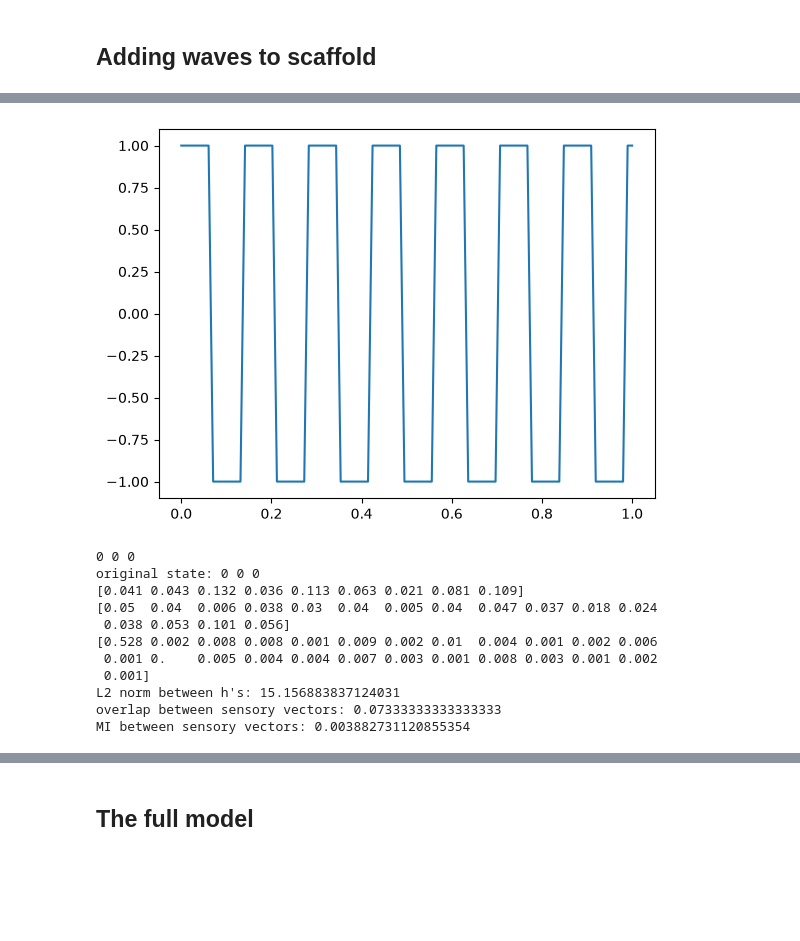
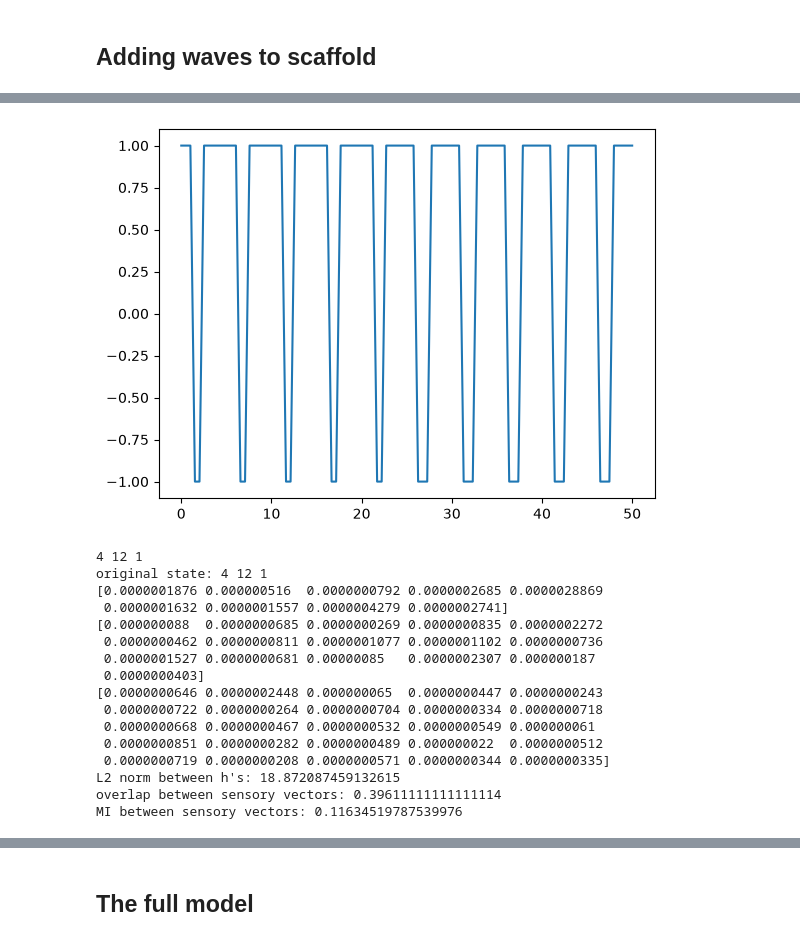
Before and after one commit to srujanakaluve/Master-s-Thesis-Projects, a Jupyter notebook: vectorHASH-cont-scipy/vectorHASH_cont.ipynb, the cells around one changed output, grey strips where cells are left out. Saved outputs shown, nothing was run; the diff lists cells and outputs as text; code cells hidden in the pictures; blank space fills up the shorter version.

```diff
--- a/vectorHASH-cont-scipy/vectorHASH_cont.ipynb
+++ b/vectorHASH-cont-scipy/vectorHASH_cont.ipynb
@@ -328,57 +328,62 @@ plt.colorbar()
 # %%
-frequency = 1/0.14
-duty_cycle = 0.5
-phase_degrees = 0
+frequency = 1/5
+duty_cycle = 0.75
+phase_degrees = 180
 
-period = 0.14
-time_shift = (phase_degrees / 360) * period
-t = np.linspace(0,1,100)
+time_shift = (phase_degrees / 360) * (1/f)
+t = np.linspace(0,50,100)
 wave = signal.square(2 * np.pi * frequency * (t - time_shift), duty=duty_cycle)
 plt.plot(t, wave)
 plt.show()
 # %% [output]
-[figure, old version]
+[figure, new version]
 # %%
-patt = 0
-g0 = np.zeros(Ng)
-#g0 = grid[:, patt]
+patt = 76
+#g0 = np.zeros(Ng)
+g0 = grid[:, patt]
 h0 = hc[:, patt]
 #h0 = np.zeros(Nh)
 state0 = np.concatenate([g0, h0])
-f, duty = 1/1, 0.75
+f, duty = 1/5, 0.5
+shift = (180 / 360) * (1/f)
 
 sol = solve_ivp(
     scaffold_hwave, t_span=(0, 50), y0=state0,
-    args=(Ng, Nh, W_gg, W_hg, W_gh, lams, 0.5, 1.0, 1.0, f, 0, duty),
+    args=(Ng, Nh, W_gg, W_hg, W_gh, lams, 0.5, 1.0, 1.0, f, shift, duty),
     method='RK45', t_eval=np.linspace(0, 50, 500))
 
-g_traj = sol.y[:Ng, :]
-h_traj = sol.y[Ng:, :]
+g_traj2 = sol.y[:Ng, :]
+h_traj2 = sol.y[Ng:, :]
 
-#np.set_printoptions(precision=3, suppress=True)
+np.set_printoptions(precision=10, suppress=True)
 
-print(np.argmax(g_traj[:,10][:9]), np.argmax(g_traj[:,10][9:25]), np.argmax(g_traj[:,10][25:]))
+print(np.argmax(g_traj2[:,-1][:9]), np.argmax(g_traj2[:,-1][9:25]), np.argmax(g_traj2[:,-1][25:]))
 print("original state:", np.argmax(grid[:,patt][:9]), np.argmax(grid[:,patt][9:25]), np.argmax(grid[:,patt][25:]))
-print(g_traj[:,-1][:9])
-print(g_traj[:,-1][9:25])
-print(g_traj[:,-1][25:])
+print(g_traj2[:,-1][:9])
+print(g_traj2[:,-1][9:25])
+print(g_traj2[:,-1][25:])
 
-print("L2 norm between h's:", np.linalg.norm(h_traj[:, -1] - h0))
+print("L2 norm between h's:", np.linalg.norm(h_traj2[:, -1] - h0))
 
 s_actual = np.sign(W_sh @ h0)
-s_recalled = np.sign(W_sh @ h_traj[:, -1])
+s_recalled = np.sign(W_sh @ h_traj2[:, -1])
 print("overlap between sensory vectors:", get_overlap(s_recalled, s_actual))
 print("MI between sensory vectors:", get_mutual_info(s_recalled, s_actual))
 # %% [output]
-0 0 0
-original state: 0 0 0
-[0.041 0.043 0.132 0.036 0.113 0.063 0.021 0.081 0.109]
-[0.05  0.04  0.006 0.038 0.03  0.04  0.005 0.04  0.047 0.037 0.018 0.024
- 0.038 0.053 0.101 0.056]
-[0.528 0.002 0.008 0.008 0.001 0.009 0.002 0.01  0.004 0.001 0.002 0.006
- 0.001 0.    0.005 0.004 0.004 0.007 0.003 0.001 0.008 0.003 0.001 0.002
- 0.001]
-L2 norm between h's: 15.156883837124031
-overlap between sensory vectors: 0.07333333333333333
-MI between sensory vectors: 0.003882731120855354
+4 12 1
+original state: 4 12 1
+[0.0000001876 0.000000516  0.0000000792 0.0000002685 0.0000028869
+ 0.0000001632 0.0000001557 0.0000004279 0.0000002741]
+[0.000000088  0.0000000685 0.0000000269 0.0000000835 0.0000002272
+ 0.0000000462 0.0000000811 0.0000001077 0.0000001102 0.0000000736
+ 0.0000001527 0.0000000681 0.00000085   0.0000002307 0.000000187
+ 0.0000000403]
+[0.0000000646 0.0000002448 0.000000065  0.0000000447 0.0000000243
+ 0.0000000722 0.0000000264 0.0000000704 0.0000000334 0.0000000718
+ 0.0000000668 0.0000000467 0.0000000532 0.0000000549 0.000000061
+ 0.0000000851 0.0000000282 0.0000000489 0.000000022  0.0000000512
+ 0.0000000719 0.0000000208 0.0000000571 0.0000000344 0.0000000335]
+L2 norm between h's: 18.872087459132615
+overlap between sensory vectors: 0.39611111111111114
+MI between sensory vectors: 0.11634519787539976
 # %%
```
Also changed, not shown: parts of 10 cells of this notebook, 1 other file.
